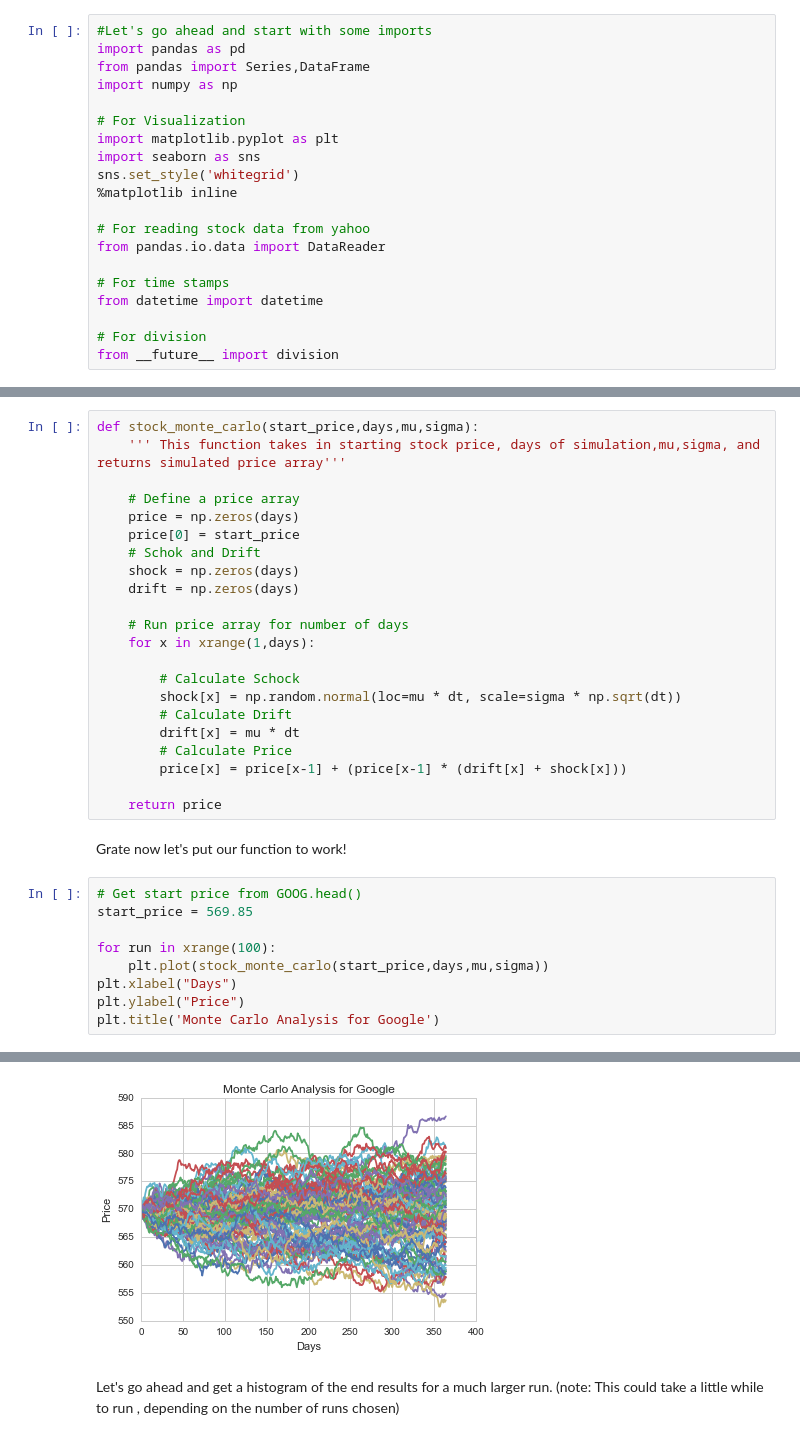
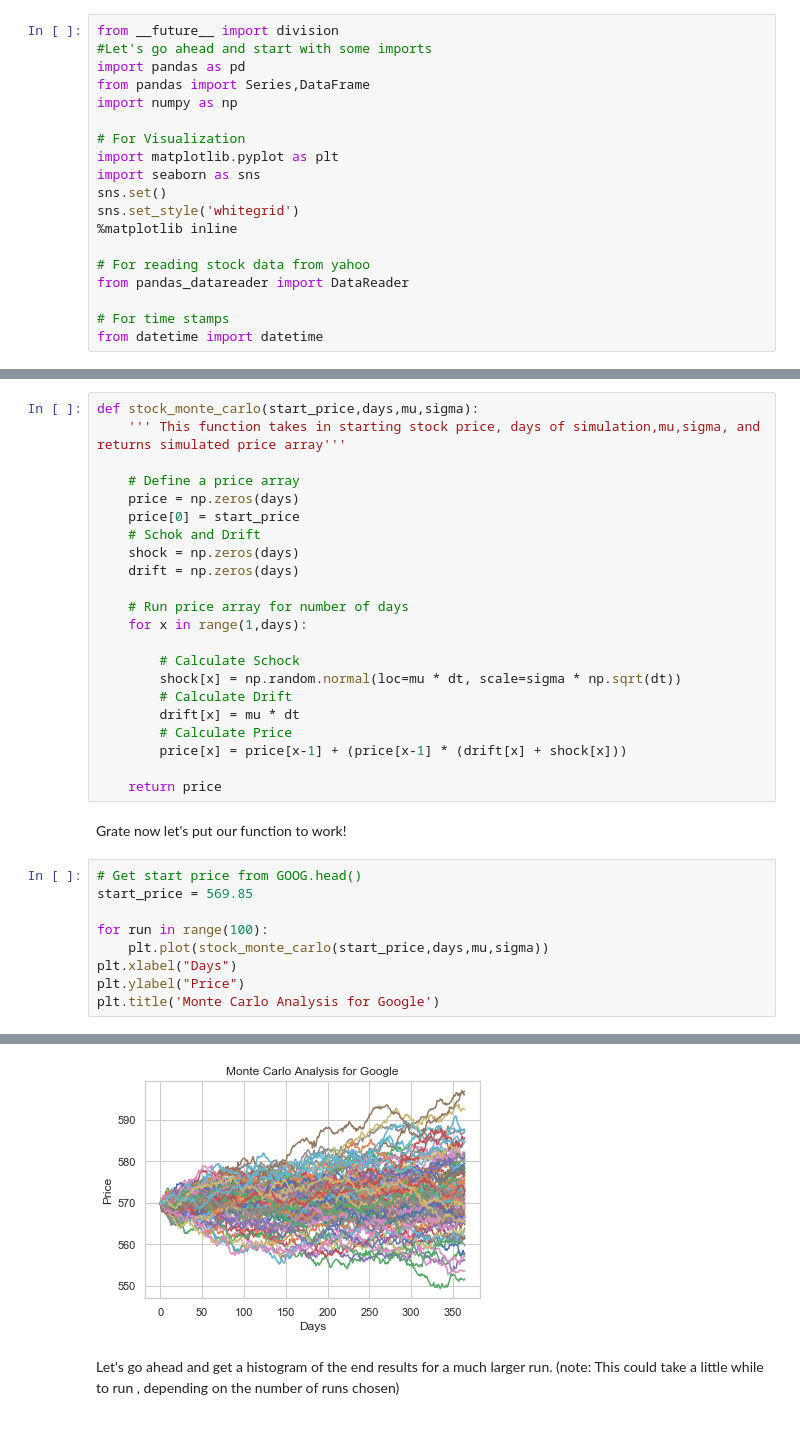
Before and after one commit to Redfield-h/Data-Analysis-project, a Jupyter notebook: stock-project/股票市场分析实战.ipynb, the cells around one changed output, grey strips where cells are left out. Drawn from its saved outputs; the diff is of its cells as text.

```diff
--- a/stock-project/股票市场分析实战.ipynb
+++ b/stock-project/股票市场分析实战.ipynb
@@ -19,4 +19,5 @@ In this section we'll go over how to handle requesting stock information with pa
 # %%
+from __future__ import division
 #Let's go ahead and start with some imports
 import pandas as pd
 from pandas import Series,DataFrame
@@ -25,14 +26,12 @@ import numpy as np
 # For Visualization
 import matplotlib.pyplot as plt
 import seaborn as sns
+sns.set()
 sns.set_style('whitegrid')
 %matplotlib inline
 
 # For reading stock data from yahoo
-from pandas.io.data import DataReader
+from pandas_datareader import DataReader
 
 # For time stamps
 from datetime import datetime
-
-# For division
-from __future__ import division
@@ -353,7 +345,7 @@ def stock_monte_carlo(start_price,days,mu,sigma):
     drift = np.zeros(days)
 
     # Run price array for number of days
-    for x in xrange(1,days):
+    for x in range(1,days):
 
         # Calculate Schock
         shock[x] = np.random.normal(loc=mu * dt, scale=sigma * np.sqrt(dt))
@@ -369,7 +361,7 @@ Grate now let's put our function to work!
 # Get start price from GOOG.head()
 start_price = 569.85
 
-for run in xrange(100):
+for run in range(100):
     plt.plot(stock_monte_carlo(start_price,days,mu,sigma))
 plt.xlabel("Days")
 plt.ylabel("Price")
@@ -379,4 +371,4 @@ plt.title('Monte Carlo Analysis for Google')
-[figure, old version]
+[figure, new version]
 # %% [markdown]
 Let's go ahead and get a histogram of the end results for a much larger run. (note: This could take a little while to run , depending on the number of runs chosen)
 # %%
```
Also changed, not shown: parts of 58 cells of this notebook.
